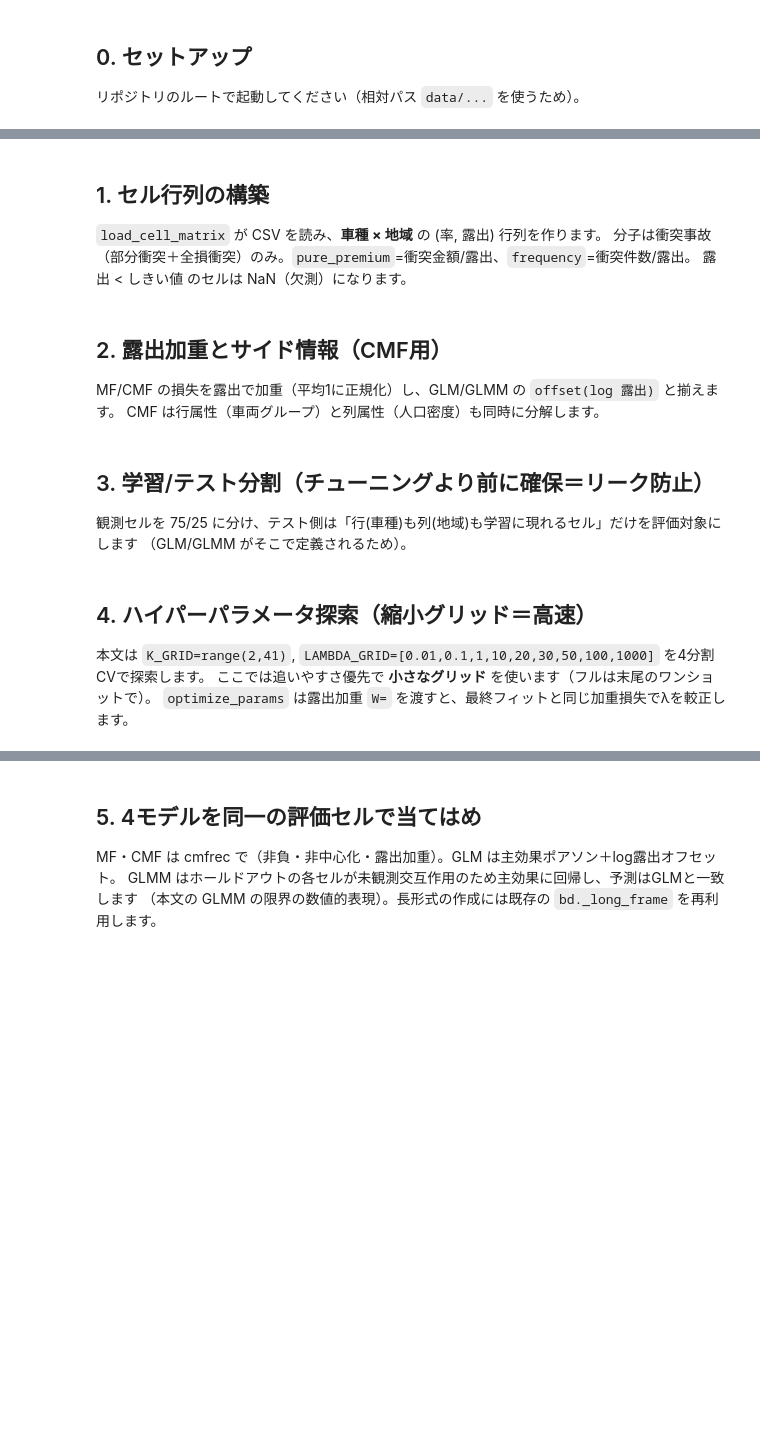
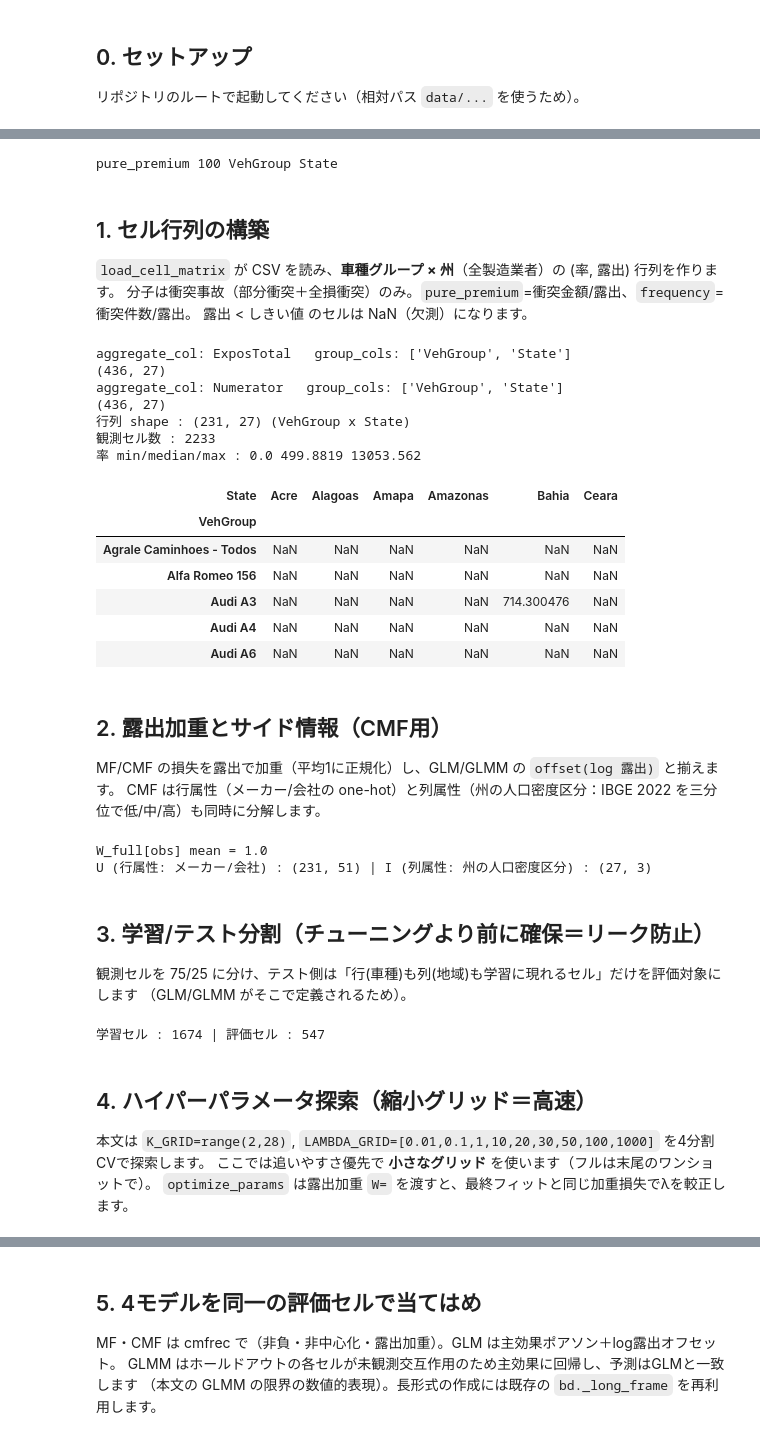
Before and after one commit to Nnaktym/act-cmfreq, a Jupyter notebook: notebooks/analysis_walkthrough.ipynb, the cells around one changed output, grey strips where cells are left out. Saved outputs shown, nothing was run; the diff lists cells and outputs as text; code cells hidden in the pictures; blank space fills up the shorter version.

```diff
--- a/notebooks/analysis_walkthrough.ipynb
+++ b/notebooks/analysis_walkthrough.ipynb
@@ -56,38 +56,61 @@ ModuleNotFoundError: No module named 'threadpoolctl'
 # %%
 # ---- このノートのパラメータ ----
-TARGET = 'pure_premium'     # 'pure_premium'（衝突純保険料率） か 'frequency'（衝突頻度）
-CELL_EXPOSURE_MIN = 100     # セル採否の露出しきい値（本文は100。50/200/300で感度も見られる）
+TARGET = 'pure_premium'     # 'pure_premium'（衝突純保険料率）。以降は純率のみを対象とする
+CELL_EXPOSURE_MIN = 100     # セル採否の露出しきい値（本文は100。50/200で感度も見られる）
+ROW_COL = 'VehGroup'        # 行軸：'VehGroup'（車種グループ＝本線）または 'VehModel'（個別車種）
+COL_COL = 'State'           # 列軸：'State'（27州＝本線）または 'Area'（40地域）
 SEED = 123
-print(TARGET, CELL_EXPOSURE_MIN)
+print(TARGET, CELL_EXPOSURE_MIN, ROW_COL, COL_COL)
+# %% [output]
+pure_premium 100 VehGroup State
 # %% [markdown]
 ## 1. セル行列の構築
 
-`load_cell_matrix` が CSV を読み、**車種 × 地域** の (率, 露出) 行列を作ります。
+`load_cell_matrix` が CSV を読み、**車種グループ × 州**（全製造業者）の (率, 露出) 行列を作ります。
 分子は衝突事故（部分衝突＋全損衝突）のみ。`pure_premium`=衝突金額/露出、`frequency`=衝突件数/露出。
 露出 < しきい値 のセルは NaN（欠測）になります。
 # %%
-rate_df, exp_df = rm.load_cell_matrix(target=TARGET, cell_exposure_min=CELL_EXPOSURE_MIN)
+rate_df, exp_df = rm.load_cell_matrix(target=TARGET, cell_exposure_min=CELL_EXPOSURE_MIN,
+                                      row_col=ROW_COL, col_col=COL_COL)
 rate = rate_df.to_numpy(dtype=float)
 exp_mat = exp_df.to_numpy(dtype=float)
 models = rate_df.index.to_numpy()
 areas = rate_df.columns.to_numpy()
 obs = ~np.isnan(rate)
-print('行列 shape :', rate.shape, '(車種 x 地域)')
+print('行列 shape :', rate.shape, f'({ROW_COL} x {COL_COL})')
 print('観測セル数 :', int(obs.sum()))
 vals = rate[obs]
 print('率 min/median/max :', round(float(vals.min()),4), round(float(np.median(vals)),4), round(float(vals.max()),3))
 rate_df.iloc[:5, :6]   # 左上をのぞく（NaN=欠測）
+# %% [output]
+aggregate_col: ExposTotal   group_cols: ['VehGroup', 'State']
+(436, 27)
+aggregate_col: Numerator   group_cols: ['VehGroup', 'State']
+(436, 27)
+行列 shape : (231, 27) (VehGroup x State)
+観測セル数 : 2233
+率 min/median/max : 0.0 499.8819 13053.562
+| State | Acre | Alagoas | Amapa | Amazonas | Bahia | Ceara |
+| VehGroup |  |  |  |  |  |  |
+| Agrale Caminhoes - Todos | NaN | NaN | NaN | NaN | NaN | NaN |
+| Alfa Romeo 156 | NaN | NaN | NaN | NaN | NaN | NaN |
+| Audi A3 | NaN | NaN | NaN | NaN | 714.300476 | NaN |
+| Audi A4 | NaN | NaN | NaN | NaN | NaN | NaN |
+| Audi A6 | NaN | NaN | NaN | NaN | NaN | NaN |
 # %% [markdown]
 ## 2. 露出加重とサイド情報（CMF用）
 
 MF/CMF の損失を露出で加重（平均1に正規化）し、GLM/GLMM の `offset(log 露出)` と揃えます。
-CMF は行属性（車両グループ）と列属性（人口密度）も同時に分解します。
+CMF は行属性（メーカー/会社の one-hot）と列属性（州の人口密度区分：IBGE 2022 を三分位で低/中/高）も同時に分解します。
 # %%
 mean_exp = float(exp_mat[obs].mean())
 W_full = np.nan_to_num(exp_mat, nan=0.0) / mean_exp   # per-cell weight
 U_mat, I_mat, u_labels, i_labels = rm.build_side_info(rate_df)
 print('W_full[obs] mean =', round(float(W_full[obs].mean()),3))
-print('U (行属性: 車両グループ) :', U_mat.shape, '| I (列属性: 人口密度) :', I_mat.shape)
+print('U (行属性: メーカー/会社) :', U_mat.shape, '| I (列属性: 州の人口密度区分) :', I_mat.shape)
+# %% [output]
+W_full[obs] mean = 1.0
+U (行属性: メーカー/会社) : (231, 51) | I (列属性: 州の人口密度区分) : (27, 3)
 # %% [markdown]
 ## 3. 学習/テスト分割（チューニングより前に確保＝リーク防止）
 
@@ -104,10 +127,12 @@ er, ec = np.where(eval_mask)
 act = rate[er, ec]
 expw = exp_mat[er, ec]
 print('学習セル :', int(train_mask.sum()), '| 評価セル :', int(eval_mask.sum()))
+# %% [output]
+学習セル : 1674 | 評価セル : 547
 # %% [markdown]
 ## 4. ハイパーパラメータ探索（縮小グリッド＝高速）
 
-本文は `K_GRID=range(2,41)`, `LAMBDA_GRID=[0.01,0.1,1,10,20,30,50,100,1000]` を4分割CVで探索します。
+本文は `K_GRID=range(2,28)`, `LAMBDA_GRID=[0.01,0.1,1,10,20,30,50,100,1000]` を4分割CVで探索します。
 ここでは追いやすさ優先で **小さなグリッド** を使います（フルは末尾のワンショットで）。
 `optimize_params` は露出加重 `W=` を渡すと、最終フィットと同じ加重損失でλを較正します。
 # %%
```
Also changed, not shown: parts of 7 cells of this notebook.
